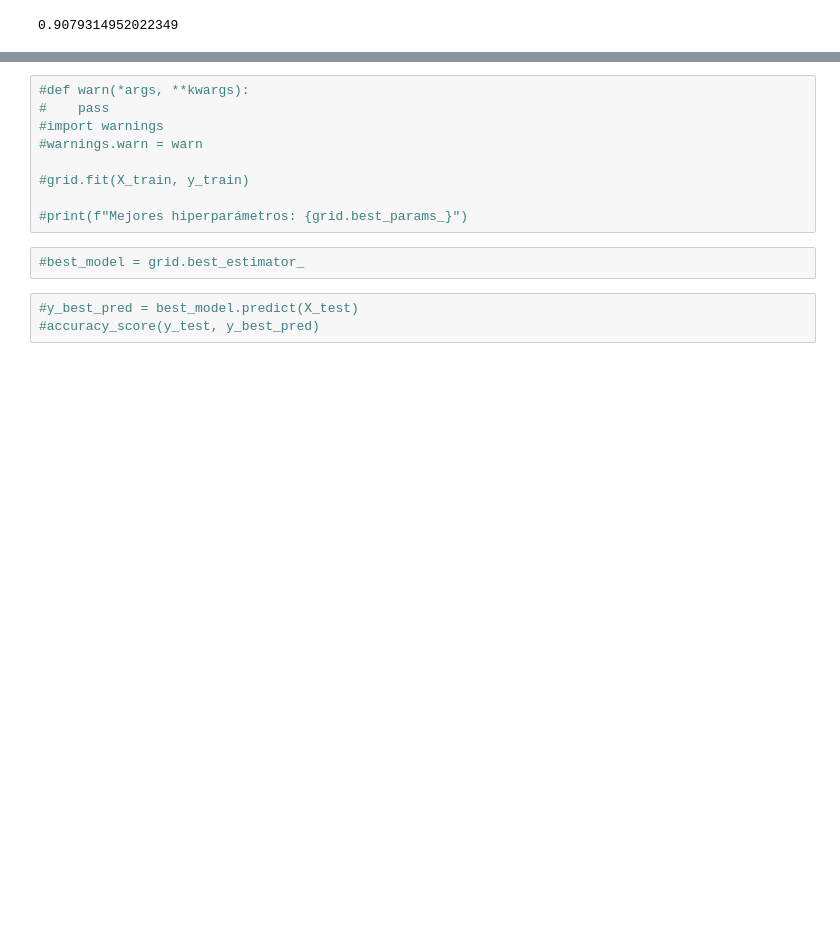
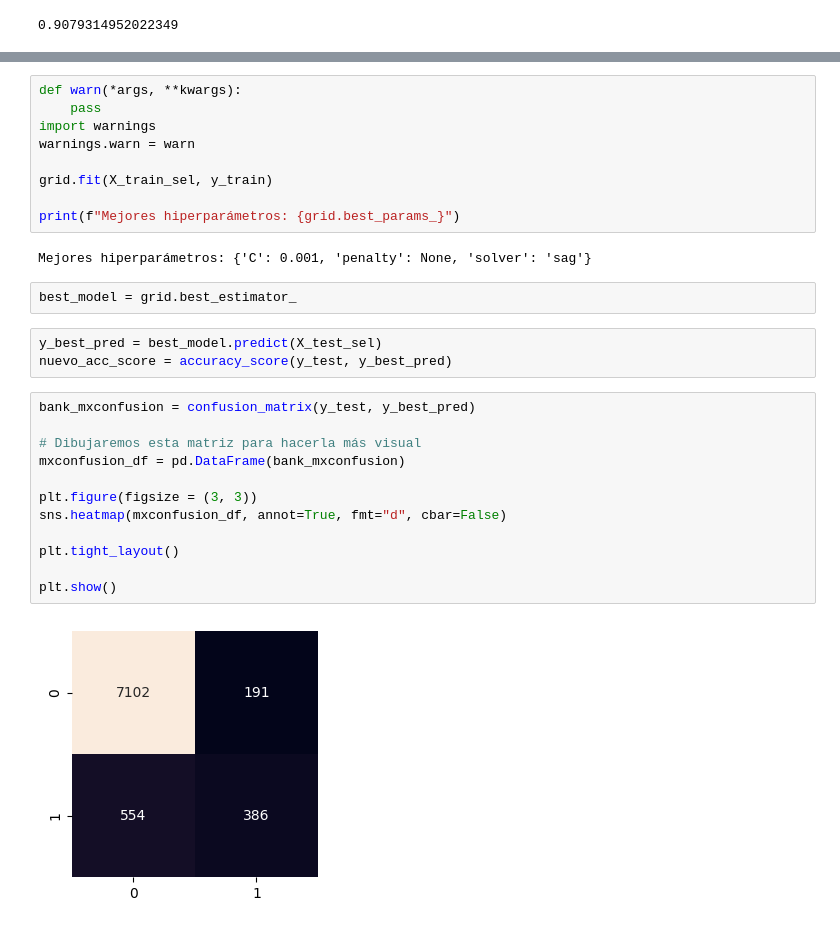
Before and after one commit to Nicolas-DL/regresiones_logisticas, a Jupyter notebook: src/explore.ipynb, the cells around one changed output, grey strips where cells are left out. Cells and saved outputs as stored; diff of their text form; blank space fills up the shorter version.

```diff
--- a/src/explore.ipynb
+++ b/src/explore.ipynb
@@ -481,14 +495,30 @@ mxconfusion_df = pd.DataFrame(bank_mxconfusion)
 # %%
-#def warn(*args, **kwargs):
-#    pass
-#import warnings
-#warnings.warn = warn
+def warn(*args, **kwargs):
+    pass
+import warnings
+warnings.warn = warn
 
-#grid.fit(X_train, y_train)
+grid.fit(X_train_sel, y_train)
 
-#print(f"Mejores hiperparámetros: {grid.best_params_}")
+print(f"Mejores hiperparámetros: {grid.best_params_}")
+# %% [output]
+Mejores hiperparámetros: {'C': 0.001, 'penalty': None, 'solver': 'sag'}
 # %%
-#best_model = grid.best_estimator_
+best_model = grid.best_estimator_
 # %%
-#y_best_pred = best_model.predict(X_test)
-#accuracy_score(y_test, y_best_pred)
+y_best_pred = best_model.predict(X_test_sel)
+nuevo_acc_score = accuracy_score(y_test, y_best_pred)
+# %%
+bank_mxconfusion = confusion_matrix(y_test, y_best_pred)
+
+# Dibujaremos esta matriz para hacerla más visual
+mxconfusion_df = pd.DataFrame(bank_mxconfusion)
+
+plt.figure(figsize = (3, 3))
+sns.heatmap(mxconfusion_df, annot=True, fmt="d", cbar=False)
+
+plt.tight_layout()
+
+plt.show()
+# %% [output]
+[figure, added]
```
Also changed, not shown: parts of 8 cells of this notebook, 2 other files.
